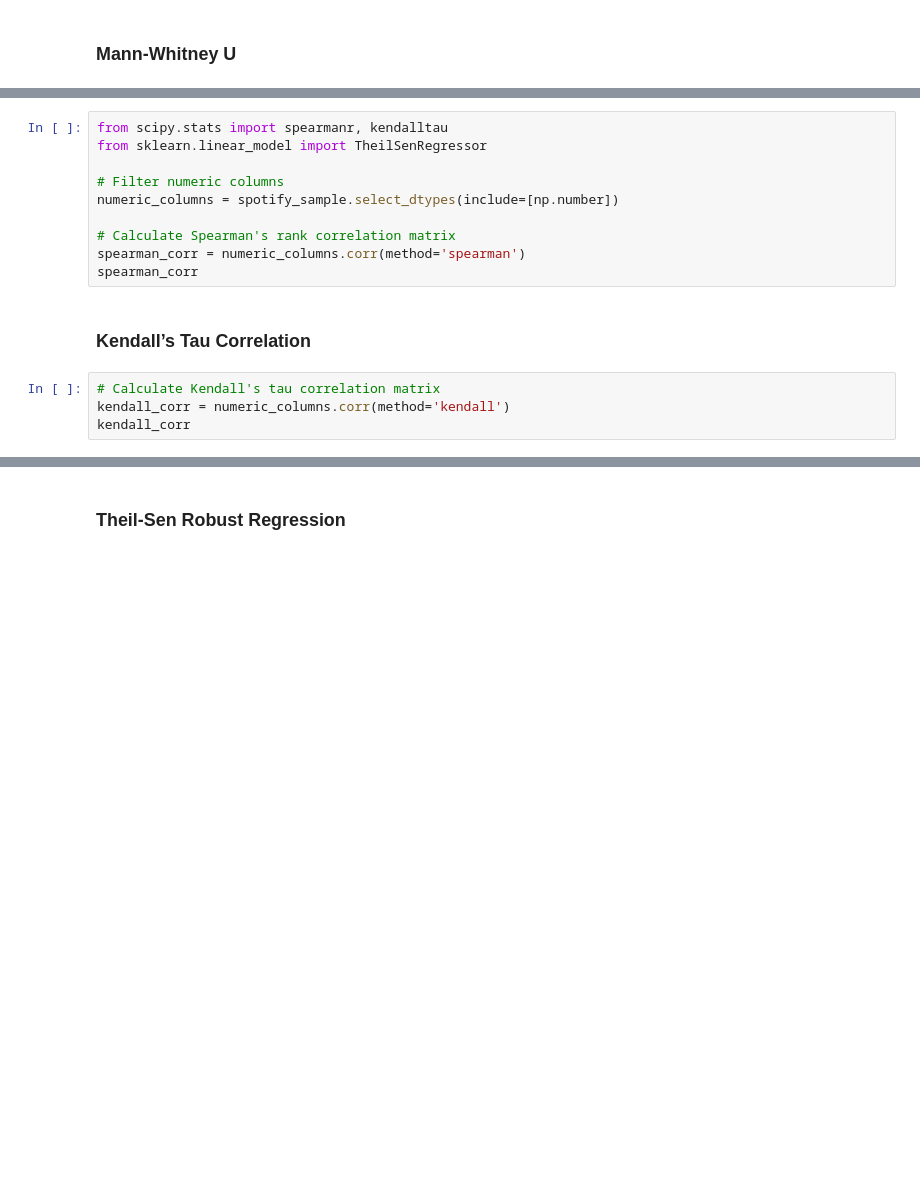
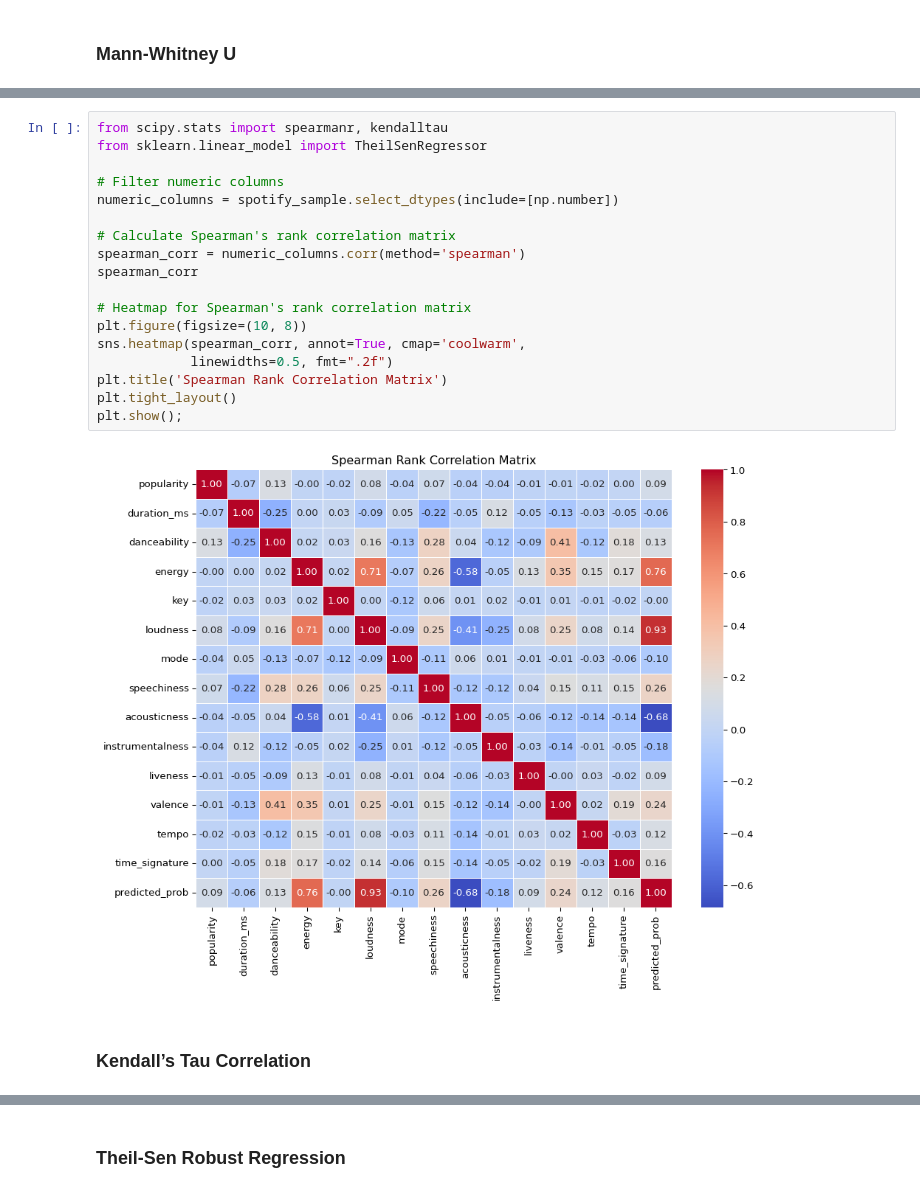
Before and after one commit to ismayc/oreilly-statistical-modeling-and-inference-with-python, a Jupyter notebook: exercises_solutions.ipynb, the cells around one changed output, grey strips where cells are left out. Drawn from its saved outputs; the diff is of its cells as text; blank space fills up the shorter version.

```diff
--- a/exercises_solutions.ipynb
+++ b/exercises_solutions.ipynb
@@ -606,16 +734,22 @@ P-value: 0.12806672731387908
 # %%
 from scipy.stats import spearmanr, kendalltau
 from sklearn.linear_model import TheilSenRegressor
 
 # Filter numeric columns
 numeric_columns = spotify_sample.select_dtypes(include=[np.number])
 
 # Calculate Spearman's rank correlation matrix
 spearman_corr = numeric_columns.corr(method='spearman')
 spearman_corr
+
+# Heatmap for Spearman's rank correlation matrix
+plt.figure(figsize=(10, 8))
+sns.heatmap(spearman_corr, annot=True, cmap='coolwarm',
+            linewidths=0.5, fmt=".2f")
+plt.title('Spearman Rank Correlation Matrix')
+plt.tight_layout()
+plt.show();
+# %% [output]
+[figure, added]
 # %% [markdown]
 ### Kendall’s Tau Correlation
-# %%
-# Calculate Kendall's tau correlation matrix
-kendall_corr = numeric_columns.corr(method='kendall')
-kendall_corr
```
Also changed, not shown: parts of 69 cells of this notebook, 5 other files.
